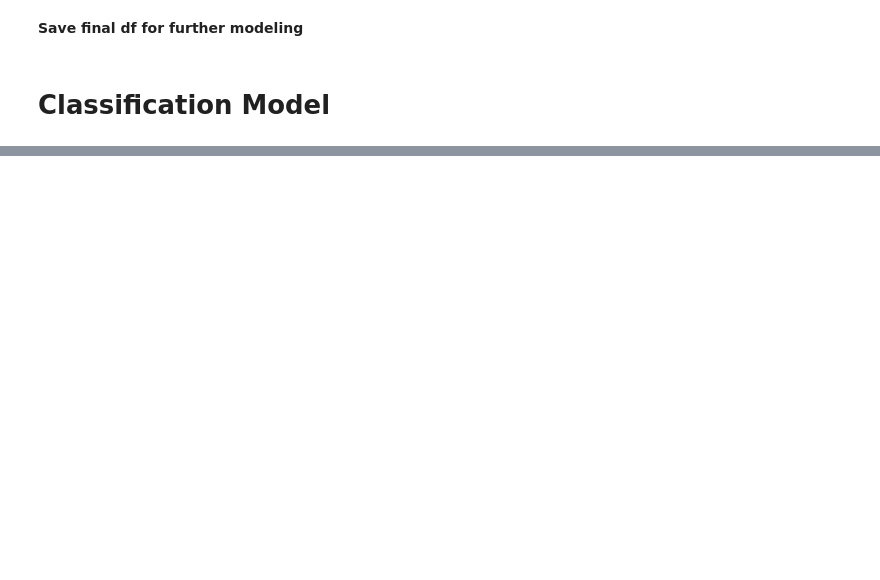
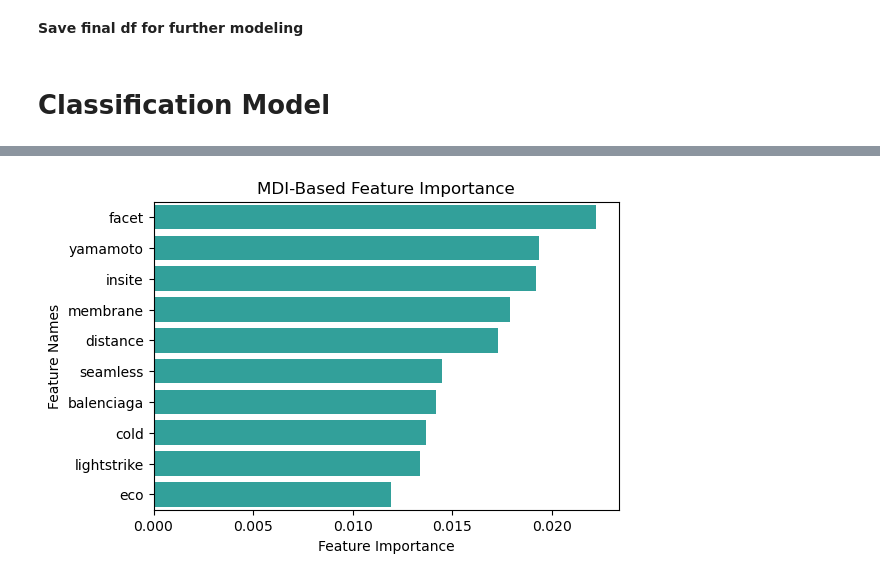
Before and after one commit to jasonkyungkim/nike_adidas_shoes, a Jupyter notebook: adidas_analysis.ipynb, the cells around one changed output, grey strips where cells are left out. Saved outputs shown, nothing was run; the diff lists cells and outputs as text; code cells hidden in the pictures; blank space fills up the shorter version.

Commit message:
ran model + feature importance xgbooost adidas

```diff
--- a/adidas_analysis.ipynb
+++ b/adidas_analysis.ipynb
@@ -795,24 +773,26 @@ Top Predictor Counts - Random Forest
 | deck | 1 |
 132 rows × 1 columns
 # %%
-# def plot_feature_importance(importance, names, imp_type):
-#     feature_importance = np.array(importance)
-#     feature_names = np.array(names)
+def plot_feature_importance(importance, names, imp_type, selected_top = 10):
+    feature_importance = np.array(importance)
+    feature_names = np.array(names)
 
-#     data = {'feature_names': feature_names, 'feature_importance': feature_importance}
-#     fi_df = pd.DataFrame(data)
-#     fi_df.sort_values(by = ['feature_importance'], ascending = False, inplace = True))
+    data = {'feature_names': feature_names, 'feature_importance': feature_importance}
+    fi_df = pd.DataFrame(data)
+    fi_df.sort_values(by = ['feature_importance'], ascending = False, inplace = True)
 
-#     plt.figure(figsize=(10,8))
-#     sns.barplot(x = fi_df['feature_importance'], y = fi_df['feature_names'])
-#     #Add chart labels
-#     plt.title(imp_type + 'Feature Importance')
-#     plt.xlabel('Feature Importance')
-#     plt.ylabel('Feature Names')
+    plt.figure(figsize=(6,4))
+    sns.barplot(x = fi_df.head(selected_top)['feature_importance'],
+                y = fi_df.head(selected_top)['feature_names'],
+                color = 'lightseagreen')
+    #Add chart labels
+    plt.title(imp_type + 'Feature Importance')
+    plt.xlabel('Feature Importance')
+    plt.ylabel('Feature Names')
 
 
 # Helper function to plot the feature importance (MDI & Perm)
-def plot_feature_importance(mdi_imp, perm_imp, colnames):
+def plot_feature_importance_compare(mdi_imp, perm_imp, colnames):
     plt.xkcd(scale=0.3,randomness=0.6)
     fig, (ax1, ax2) = plt.subplots(1, 2, figsize = (14, 6))
 
@@ -1150,5 +1126,5 @@ df_model.to_csv('data/adidas_model.csv', index=False)
 # %% [markdown]
 # Classification Model
 # %%
-df_model = pd.read_csv("data/adidas_model.csv")
+df_model = pd.read_csv("data/adidas_model_tfidf.csv")
 df_model.head(3)
@@ -1159,7 +1141,9 @@ Y = est_df.iloc[:, 0].values
 
 seed = 7
 test_size = 0.33
-X_train, X_test, y_train, y_test = train_test_split(X, Y, test_size=test_size, random_state=seed)
+X_train, X_test, y_train, y_test = train_test_split(X, Y,
+                                                    test_size = test_size,
+                                                    random_state = seed)
 
 # fit model no training data
 model = XGBClassifier()
@@ -1189,0 +1186,5 @@ print(classification_report(y_test, y_pred, target_names = ??))
+# %%
+importances = model.feature_importances_
+plot_feature_importance(importances, list(est_df.drop('target_price', axis = 1).columns), "MDI-Based ")
+# %% [output]
+[figure, added]
```
Also changed, not shown: parts of 23 cells of this notebook, 1 other file.
